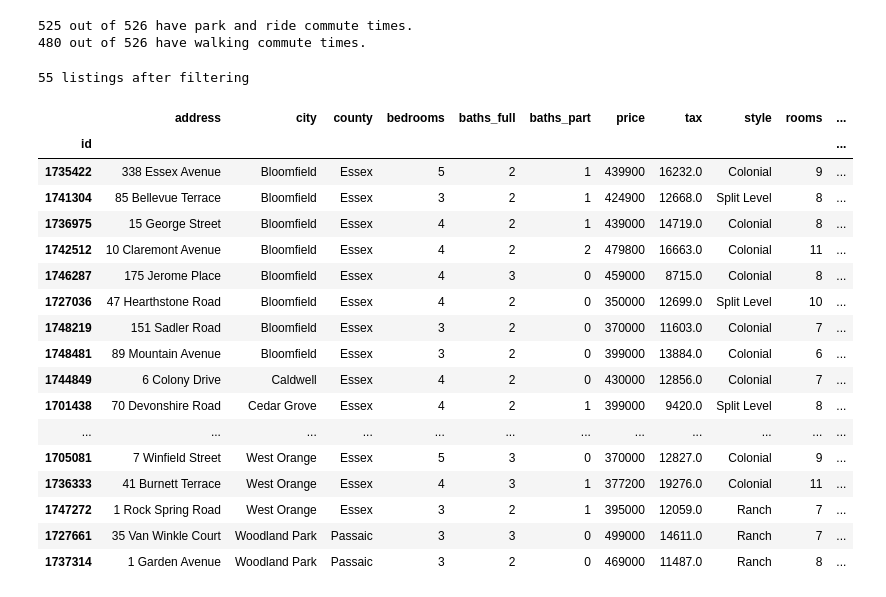
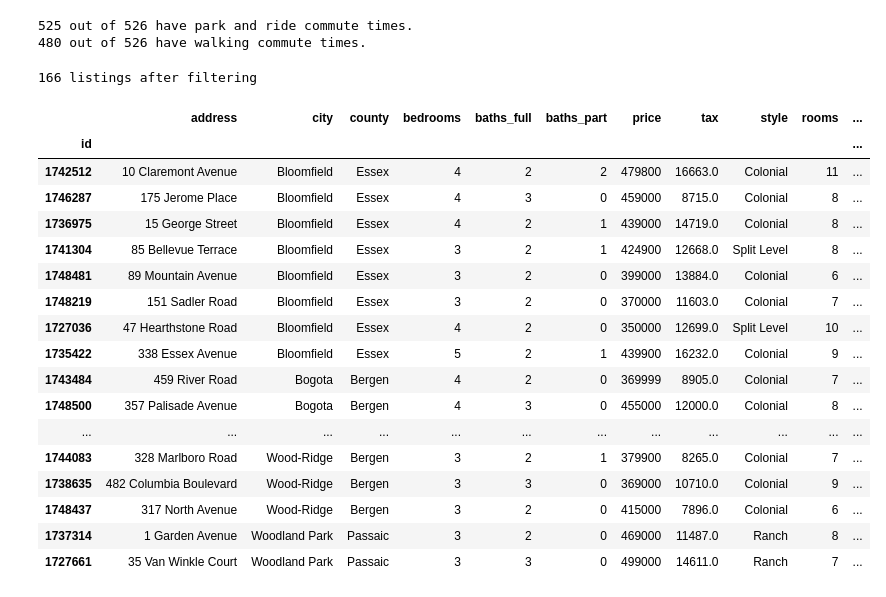
Before and after one commit to AlJohri/nj-house-search, a Jupyter notebook: njmls.ipynb, the cells around one changed output. Drawn from its saved outputs; the diff is of its cells as text; code cells hidden in the pictures.

```diff
--- a/njmls.ipynb
+++ b/njmls.ipynb
@@ -167,35 +167,35 @@ If you're reading this message in another frontend (for example, a static render
 # %%
 df = pd.DataFrame(listings)
 df.set_index('id', inplace=True)
 df = df[
     (~df.city.isin(blacklist_cities)) &
     (~df.basement.str.contains('Crawlspace')) &
     (df.basement != 'None') &
     (df['style'] != 'Cape Cod') &
-    (df.barnabas_duration < HALF_HOUR) &
+    (df.barnabas_duration < HALF_HOUR + TEN_MINUTES) &
     (df.park_and_ride_duration1 < TEN_MINUTES) &
     (df.park_and_ride_duration < ONE_HOUR_TEN_MINUTES)
 ]
 df = df.sort_values(by=['city',], ascending=[True])
 print(len(df), "listings after filtering")
 preview_njmls_df(df)
 # %% [output]
-55 listings after filtering
+166 listings after filtering
 |  | address | city | county | bedrooms | baths_full | baths_part | price | tax | style | rooms | ... |
 | id |  |  |  |  |  |  |  |  |  |  | ... |
-| 1735422 | 338 Essex Avenue | Bloomfield | Essex | 5 | 2 | 1 | 439900 | 16232.0 | Colonial | 9 | ... |
-| 1741304 | 85 Bellevue Terrace | Bloomfield | Essex | 3 | 2 | 1 | 424900 | 12668.0 | Split Level | 8 | ... |
-| 1736975 | 15 George Street | Bloomfield | Essex | 4 | 2 | 1 | 439000 | 14719.0 | Colonial | 8 | ... |
 | 1742512 | 10 Claremont Avenue | Bloomfield | Essex | 4 | 2 | 2 | 479800 | 16663.0 | Colonial | 11 | ... |
 | 1746287 | 175 Jerome Place | Bloomfield | Essex | 4 | 3 | 0 | 459000 | 8715.0 | Colonial | 8 | ... |
+| 1736975 | 15 George Street | Bloomfield | Essex | 4 | 2 | 1 | 439000 | 14719.0 | Colonial | 8 | ... |
+| 1741304 | 85 Bellevue Terrace | Bloomfield | Essex | 3 | 2 | 1 | 424900 | 12668.0 | Split Level | 8 | ... |
+| 1748481 | 89 Mountain Avenue | Bloomfield | Essex | 3 | 2 | 0 | 399000 | 13884.0 | Colonial | 6 | ... |
+| 1748219 | 151 Sadler Road | Bloomfield | Essex | 3 | 2 | 0 | 370000 | 11603.0 | Colonial | 7 | ... |
 | 1727036 | 47 Hearthstone Road | Bloomfield | Essex | 4 | 2 | 0 | 350000 | 12699.0 | Split Level | 10 | ... |
-| 1748219 | 151 Sadler Road | Bloomfield | Essex | 3 | 2 | 0 | 370000 | 11603.0 | Colonial | 7 | ... |
-| 1748481 | 89 Mountain Avenue | Bloomfield | Essex | 3 | 2 | 0 | 399000 | 13884.0 | Colonial | 6 | ... |
-| 1744849 | 6 Colony Drive | Caldwell | Essex | 4 | 2 | 0 | 430000 | 12856.0 | Colonial | 7 | ... |
-| 1701438 | 70 Devonshire Road | Cedar Grove | Essex | 4 | 2 | 1 | 399000 | 9420.0 | Split Level | 8 | ... |
+| 1735422 | 338 Essex Avenue | Bloomfield | Essex | 5 | 2 | 1 | 439900 | 16232.0 | Colonial | 9 | ... |
+| 1743484 | 459 River Road | Bogota | Bergen | 4 | 2 | 0 | 369999 | 8905.0 | Colonial | 7 | ... |
+| 1748500 | 357 Palisade Avenue | Bogota | Bergen | 4 | 3 | 0 | 455000 | 12000.0 | Colonial | 8 | ... |
 | ... | ... | ... | ... | ... | ... | ... | ... | ... | ... | ... | ... |
-| 1705081 | 7 Winfield Street | West Orange | Essex | 5 | 3 | 0 | 370000 | 12827.0 | Colonial | 9 | ... |
-| 1736333 | 41 Burnett Terrace | West Orange | Essex | 4 | 3 | 1 | 377200 | 19276.0 | Colonial | 11 | ... |
-| 1747272 | 1 Rock Spring Road | West Orange | Essex | 3 | 2 | 1 | 395000 | 12059.0 | Ranch | 7 | ... |
+| 1744083 | 328 Marlboro Road | Wood-Ridge | Bergen | 3 | 2 | 1 | 379900 | 8265.0 | Colonial | 7 | ... |
+| 1738635 | 482 Columbia Boulevard | Wood-Ridge | Bergen | 3 | 3 | 0 | 369000 | 10710.0 | Colonial | 9 | ... |
+| 1748437 | 317 North Avenue | Wood-Ridge | Bergen | 3 | 2 | 0 | 415000 | 7896.0 | Colonial | 6 | ... |
+| 1737314 | 1 Garden Avenue | Woodland Park | Passaic | 3 | 2 | 0 | 469000 | 11487.0 | Ranch | 8 | ... |
 | 1727661 | 35 Van Winkle Court | Woodland Park | Passaic | 3 | 3 | 0 | 499000 | 14611.0 | Ranch | 7 | ... |
-| 1737314 | 1 Garden Avenue | Woodland Park | Passaic | 3 | 2 | 0 | 469000 | 11487.0 | Ranch | 8 | ... |
```
Also changed, not shown: 6 other files.
